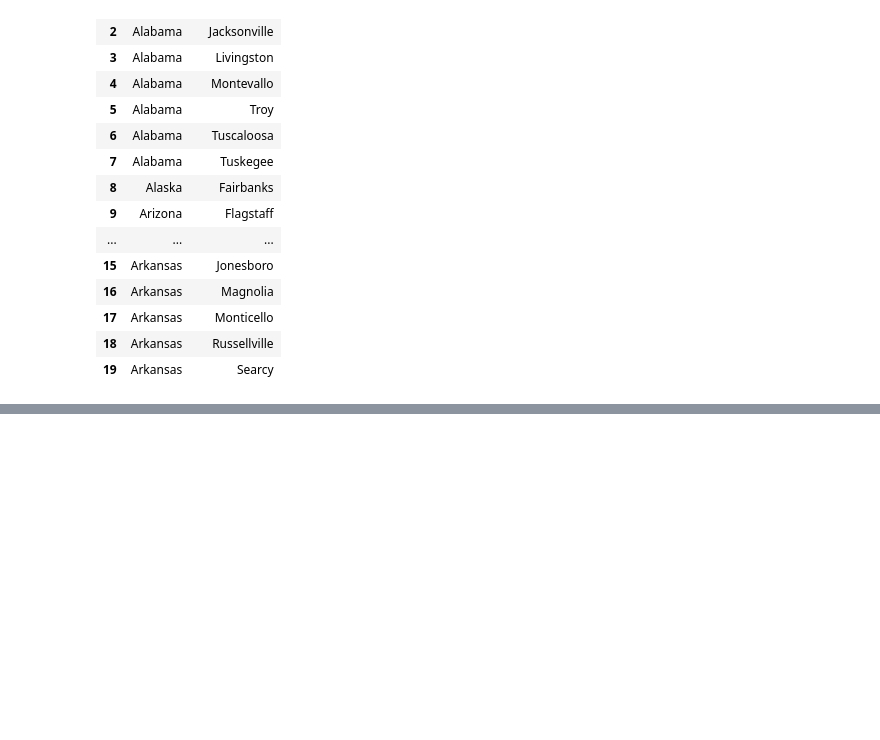
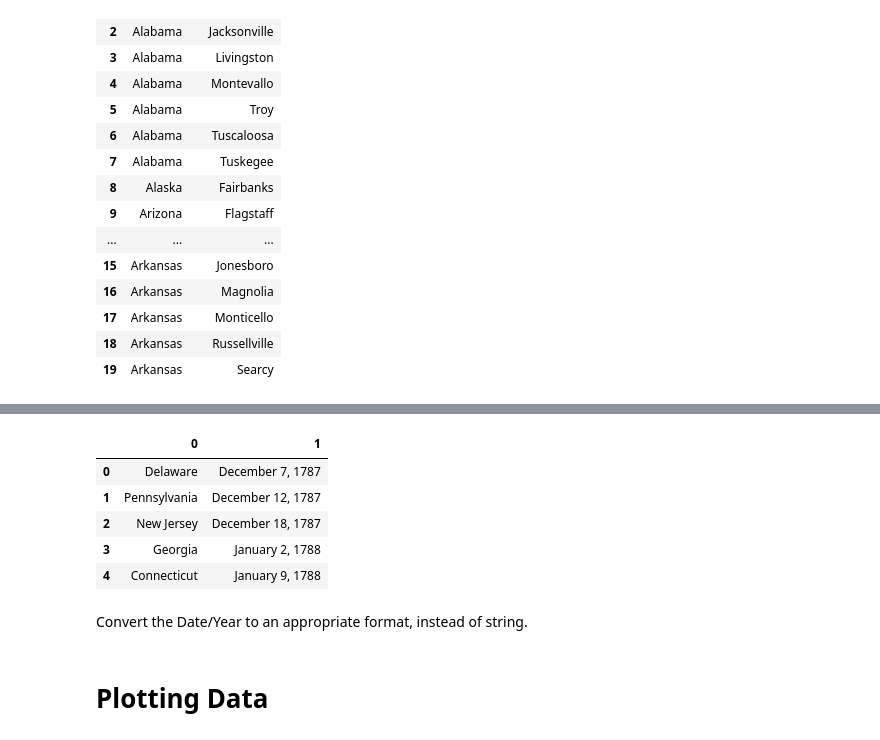
Before and after one commit to gerpang/MLTutorials, a Jupyter notebook: Intro Python Notes.ipynb, the cells around one changed output, grey strips where cells are left out. Cells and saved outputs as stored; diff of their text form; code cells hidden in the pictures; blank space fills up the shorter version.

```diff
--- a/Intro Python Notes.ipynb
+++ b/Intro Python Notes.ipynb
@@ -510,0 +563,15 @@ utown.head(20)
+# %%
+dates = pd.read_csv("data/usstates_dates.csv",header=None)
+dates.rename(columns ={'0':'State','1':'Est'}, inplace=True)
+dates.head()
+# %% [output]
+|  | 0 | 1 |
+| 0 | Delaware | December 7, 1787 |
+| 1 | Pennsylvania | December 12, 1787 |
+| 2 | New Jersey | December 18, 1787 |
+| 3 | Georgia | January 2, 1788 |
+| 4 | Connecticut | January 9, 1788 |
+# %% [markdown]
+Convert the Date/Year to an appropriate format, instead of string.
+# %% [markdown]
+# Plotting Data
```
Also changed, not shown: parts of 15 cells of this notebook.
